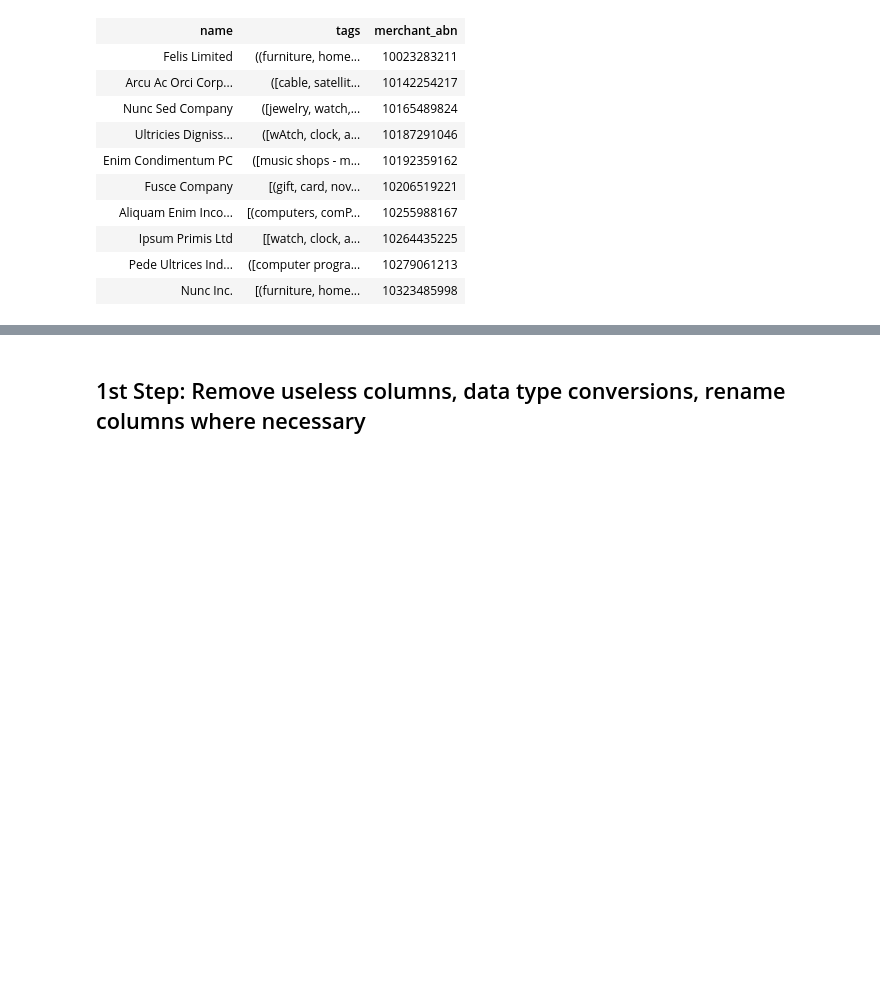
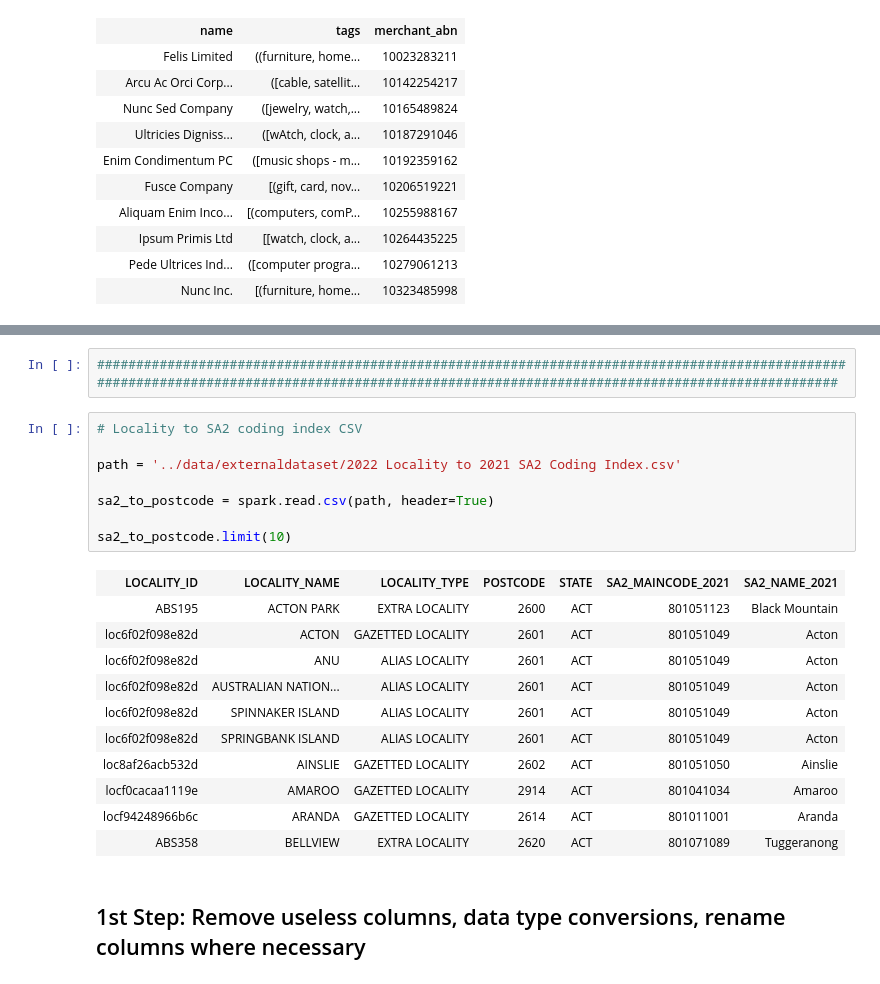
Before and after one commit to jameslafontaine/unimelb-mast30034-industry-project, a Jupyter notebook: notebooks/ETL.ipynb, the cells around one changed output, grey strips where cells are left out. Cells and saved outputs as stored; diff of their text form; blank space fills up the shorter version.

Commit message:
Added most of the data cleaning

```diff
--- a/notebooks/ETL.ipynb
+++ b/notebooks/ETL.ipynb
@@ -195,3 +261,25 @@ root
+# %%
+###############################################################################################################################################################################################
+# %%
+# Locality to SA2 coding index CSV
+
+path = '../data/externaldataset/2022 Locality to 2021 SA2 Coding Index.csv'
+
+sa2_to_postcode = spark.read.csv(path, header=True)
+
+sa2_to_postcode.limit(10)
+# %% [output]
+| LOCALITY_ID | LOCALITY_NAME | LOCALITY_TYPE | POSTCODE | STATE | SA2_MAINCODE_2021 | SA2_NAME_2021 |
+| ABS195 | ACTON PARK | EXTRA LOCALITY | 2600 | ACT | 801051123 | Black Mountain |
+| loc6f02f098e82d | ACTON | GAZETTED LOCALITY | 2601 | ACT | 801051049 | Acton |
+| loc6f02f098e82d | ANU | ALIAS LOCALITY | 2601 | ACT | 801051049 | Acton |
+| loc6f02f098e82d | AUSTRALIAN NATION... | ALIAS LOCALITY | 2601 | ACT | 801051049 | Acton |
+| loc6f02f098e82d | SPINNAKER ISLAND | ALIAS LOCALITY | 2601 | ACT | 801051049 | Acton |
+| loc6f02f098e82d | SPRINGBANK ISLAND | ALIAS LOCALITY | 2601 | ACT | 801051049 | Acton |
+| loc8af26acb532d | AINSLIE | GAZETTED LOCALITY | 2602 | ACT | 801051050 | Ainslie |
+| locf0cacaa1119e | AMAROO | GAZETTED LOCALITY | 2914 | ACT | 801041034 | Amaroo |
+| locf94248966b6c | ARANDA | GAZETTED LOCALITY | 2614 | ACT | 801011001 | Aranda |
+| ABS358 | BELLVIEW | EXTRA LOCALITY | 2620 | ACT | 801071089 | Tuggeranong |
 # %% [markdown]
 ## 1st Step: Remove useless columns, data type conversions, rename columns where necessary
 # %% [markdown]
```
Also changed, not shown: parts of 48 cells of this notebook, 3 other files.
